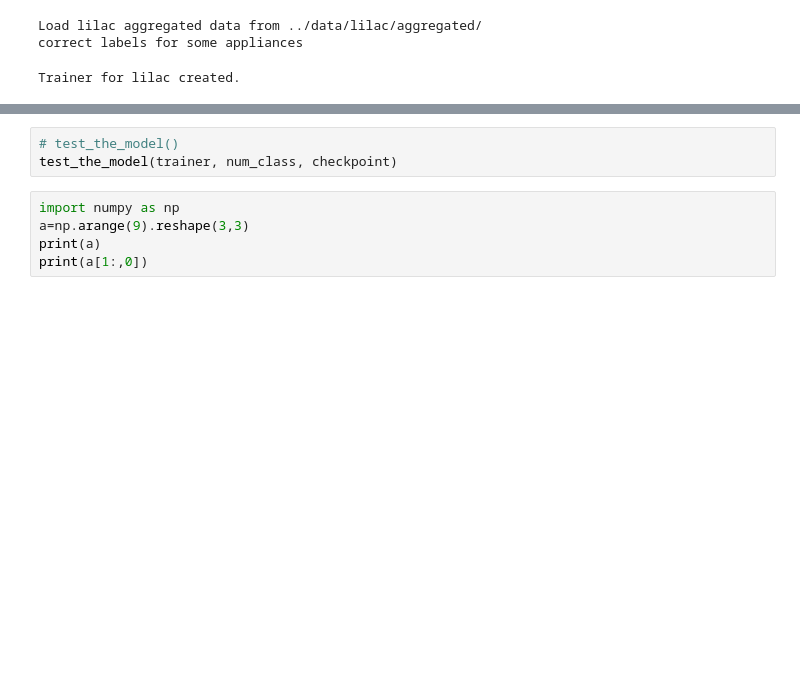
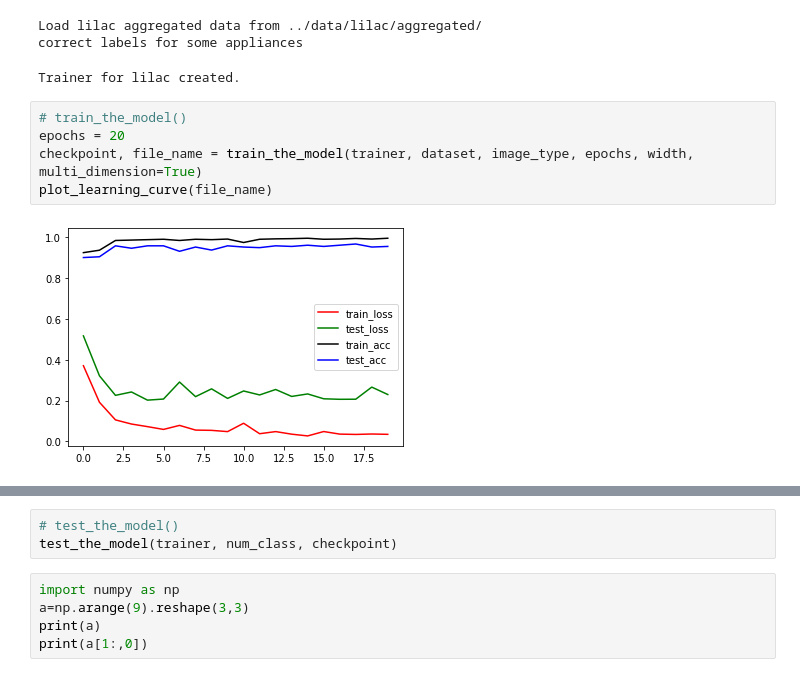
Before and after one commit to qypalice/AWRG4NILM, a Jupyter notebook: notebook/CodeTest.ipynb, the cells around one changed output, grey strips where cells are left out. Saved outputs shown, nothing was run; the diff lists cells and outputs as text; blank space fills up the shorter version.

```diff
--- a/notebook/CodeTest.ipynb
+++ b/notebook/CodeTest.ipynb
@@ -51,3 +51,10 @@ num_class, trainer = create_trainer(dataset=dataset, image_type=image_type, mult
 Load lilac aggregated data from ../data/lilac/aggregated/
 correct labels for some appliances
 Trainer for lilac created.
+# %%
+# train_the_model()
+epochs = 20
+checkpoint, file_name = train_the_model(trainer, dataset, image_type, epochs, width, multi_dimension=True)
+plot_learning_curve(file_name)
+# %% [output]
+[figure, added]
```
Also changed, not shown: parts of 3 cells of this notebook, 23 other files.
